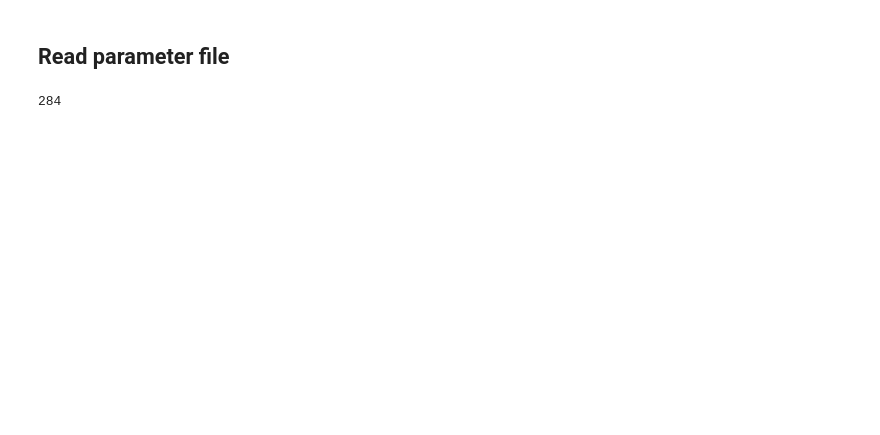
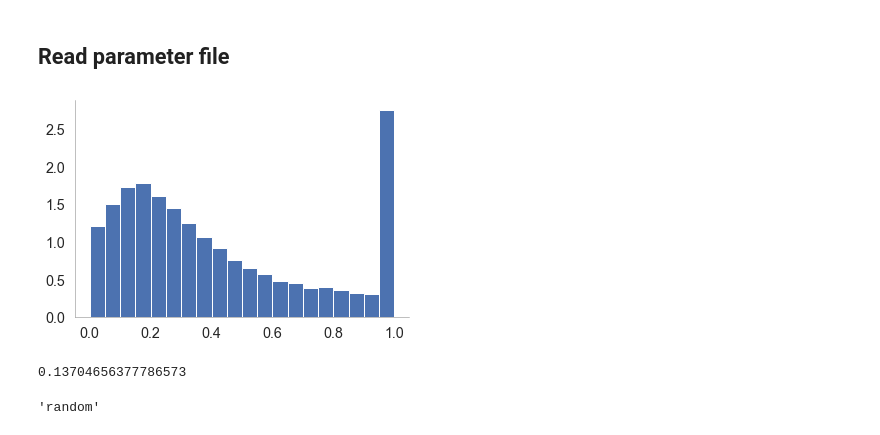
Before and after one commit to octavia-crompton/fire, a Jupyter notebook: notebooks/view_sims.ipynb, the cells around one changed output. Cells and saved outputs as stored; diff of their text form; code cells hidden in the pictures; blank space fills up the shorter version.

```diff
--- a/notebooks/view_sims.ipynb
+++ b/notebooks/view_sims.ipynb
@@ -15,12 +15,20 @@ if "params" in sys.modules:
 from params import all_params
 # %%
 all_sims = read_all_sims(file_dir)
-# %%
-len(all_sims)
-# %% [output]
-284
+# %%
+plt.hist(p.severity_list[:, 0], 20, density=1);
+# %% [output]
+[figure, added]
+# %%
+np.mean(p.severity_list[:, 0]>0.95)
+# %% [output]
+0.13704656377786573
 # %%
 sim = all_sims.iloc[0]
+# %%
+p.ignition_type
+# %% [output]
+'random'
 # %%
 fig, ax = plt.subplots(1, figsize = (14,4) )
 
```
Also changed, not shown: parts of 6 cells of this notebook, 4 other files.
